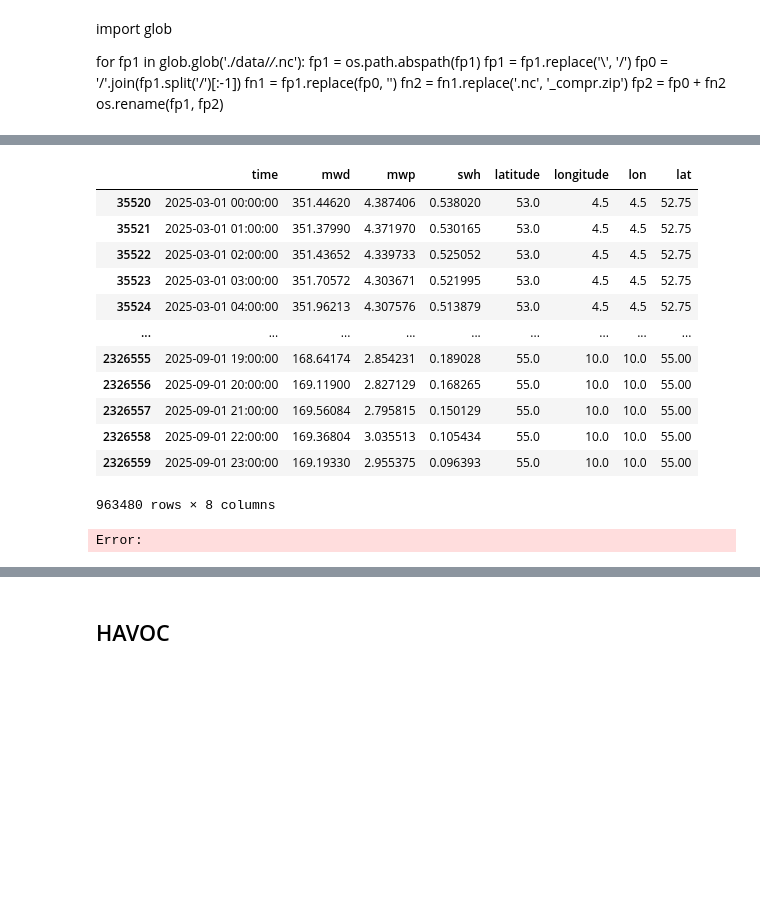
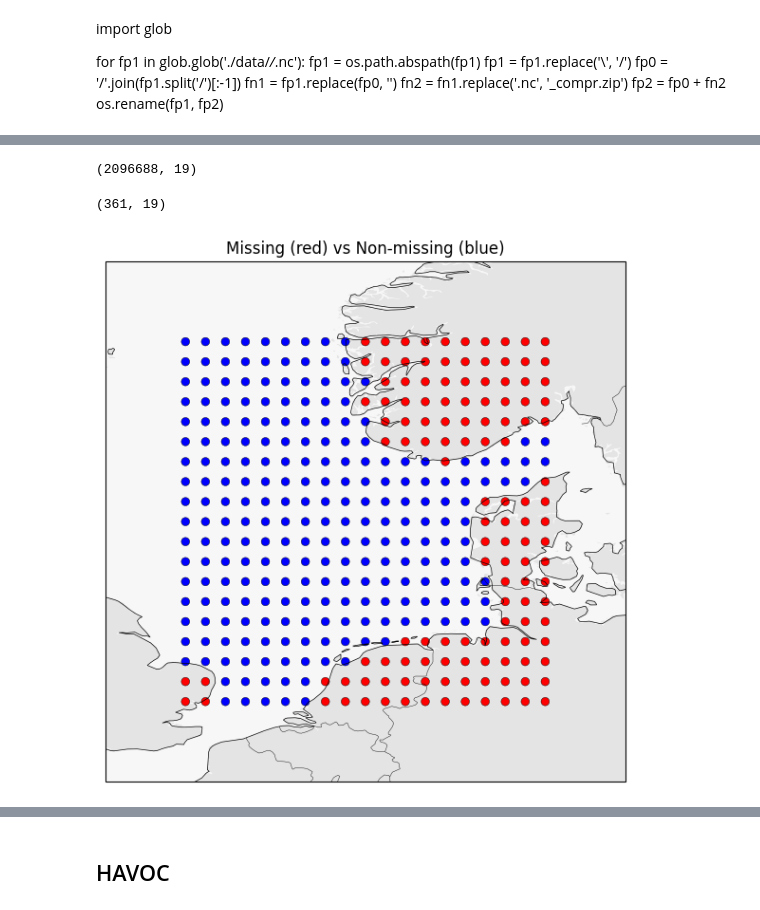
Before and after one commit to markusMM/deep_koopmann_simulation, a Jupyter notebook: notebooks/hamburg_harbor_data_retrieval.ipynb, the cells around one changed output, grey strips where cells are left out. Saved outputs shown, nothing was run; the diff lists cells and outputs as text; code cells hidden in the pictures; blank space fills up the shorter version.

```diff
--- a/notebooks/hamburg_harbor_data_retrieval.ipynb
+++ b/notebooks/hamburg_harbor_data_retrieval.ipynb
@@ -185,3 +88,4 @@ raw_df = raw_df.rename(columns={
 # %%
+raw_df = grab_df_from_era5_csvs(output_dir, lat_vals, lon_vals)
 raw_df.shape
 # %% [output]
@@ -188,0 +93,2 @@ raw_df.shape
+# %%
+df = raw_df.groupby(['time', 'lat', 'lon']).agg(np.nanmean).reset_index(drop=False)
@@ -189,46 +111,39 @@ raw_df.shape
 # %%
-raw_df[~raw_df['mwd'].isna()]
+vars = list(set(df.columns).difference(['time', 'lat', 'lon']))
+df[~df['u10'].isna()].shape
 # %% [output]
-|  | time | mwd | mwp | swh | latitude | longitude | lon | lat |
-| 35520 | 2025-03-01 00:00:00 | 351.44620 | 4.387406 | 0.538020 | 53.0 | 4.5 | 4.5 | 52.75 |
-| 35521 | 2025-03-01 01:00:00 | 351.37990 | 4.371970 | 0.530165 | 53.0 | 4.5 | 4.5 | 52.75 |
-| 35522 | 2025-03-01 02:00:00 | 351.43652 | 4.339733 | 0.525052 | 53.0 | 4.5 | 4.5 | 52.75 |
-| 35523 | 2025-03-01 03:00:00 | 351.70572 | 4.303671 | 0.521995 | 53.0 | 4.5 | 4.5 | 52.75 |
-| 35524 | 2025-03-01 04:00:00 | 351.96213 | 4.307576 | 0.513879 | 53.0 | 4.5 | 4.5 | 52.75 |
-| ... | ... | ... | ... | ... | ... | ... | ... | ... |
-| 2326555 | 2025-09-01 19:00:00 | 168.64174 | 2.854231 | 0.189028 | 55.0 | 10.0 | 10.0 | 55.00 |
-| 2326556 | 2025-09-01 20:00:00 | 169.11900 | 2.827129 | 0.168265 | 55.0 | 10.0 | 10.0 | 55.00 |
-| 2326557 | 2025-09-01 21:00:00 | 169.56084 | 2.795815 | 0.150129 | 55.0 | 10.0 | 10.0 | 55.00 |
-| 2326558 | 2025-09-01 22:00:00 | 169.36804 | 3.035513 | 0.105434 | 55.0 | 10.0 | 10.0 | 55.00 |
-| 2326559 | 2025-09-01 23:00:00 | 169.19330 | 2.955375 | 0.096393 | 55.0 | 10.0 | 10.0 | 55.00 |
-963480 rows × 8 columns
+(2096688, 19)
 # %%
-raw_df['miss'] = raw_df['mwd'].isna()
-sum_df = raw_df.groupby(['lon', 'lat'])[]
+df_sum = df.groupby(['lon', 'lat'])[vars].agg(np.nanmean).reset_index(drop=False)
+df_sum['miss'] = df_sum.agg(lambda x: x.isna().any(), axis=1)
-# %% [output]
-Error:
+# %%
+df_sum.shape
+# %% [output]
+(361, 19)
 # %%
 fig, ax = plt.subplots(figsize=(7, 6), subplot_kw={"projection": ccrs.PlateCarree()})
 
 # Add fine coastlines and borders
 ax.add_feature(cfeature.COASTLINE.with_scale("50m"), linewidth=0.5)
 ax.add_feature(cfeature.BORDERS.with_scale("50m"), linewidth=0.3)
 ax.add_feature(cfeature.LAND, facecolor="lightgray", alpha=0.6)
 ax.add_feature(cfeature.OCEAN, facecolor="whitesmoke", alpha=0.7)
 
 # Compute zoom area with margin
 margin = 2
 ax.set_extent([
-    raw_df["lon"].min() - margin,
-    raw_df["lon"].max() + margin,
-    raw_df["lat"].min() - margin,
-    raw_df["lat"].max() + margin
+    df_sum["lon"].min() - margin,
+    df_sum["lon"].max() + margin,
+    df_sum["lat"].min() - margin,
+    df_sum["lat"].max() + margin
 ], crs=ccrs.PlateCarree())
 
 # Plot points (red = missing, blue = present)
-colors = raw_df["miss"].map({True: "red", False: "blue"})
-ax.scatter(raw_df["lon"], y=raw_df["lat"], c=colors, s=40, edgecolor="black", linewidth=0.3, transform=ccrs.PlateCarree())
+colors = df_sum["miss"].map({True: "red", False: "blue"})
+ax.scatter(df_sum["lon"], y=df_sum["lat"], c=colors, s=40, edgecolor="black", linewidth=0.3, transform=ccrs.PlateCarree())
 
 plt.title("Missing (red) vs Non-missing (blue)", fontsize=12)
 plt.tight_layout()
 plt.show()
+# %% [output]
+[figure, added]
```
Also changed, not shown: parts of 18 cells of this notebook, 4 other files.
